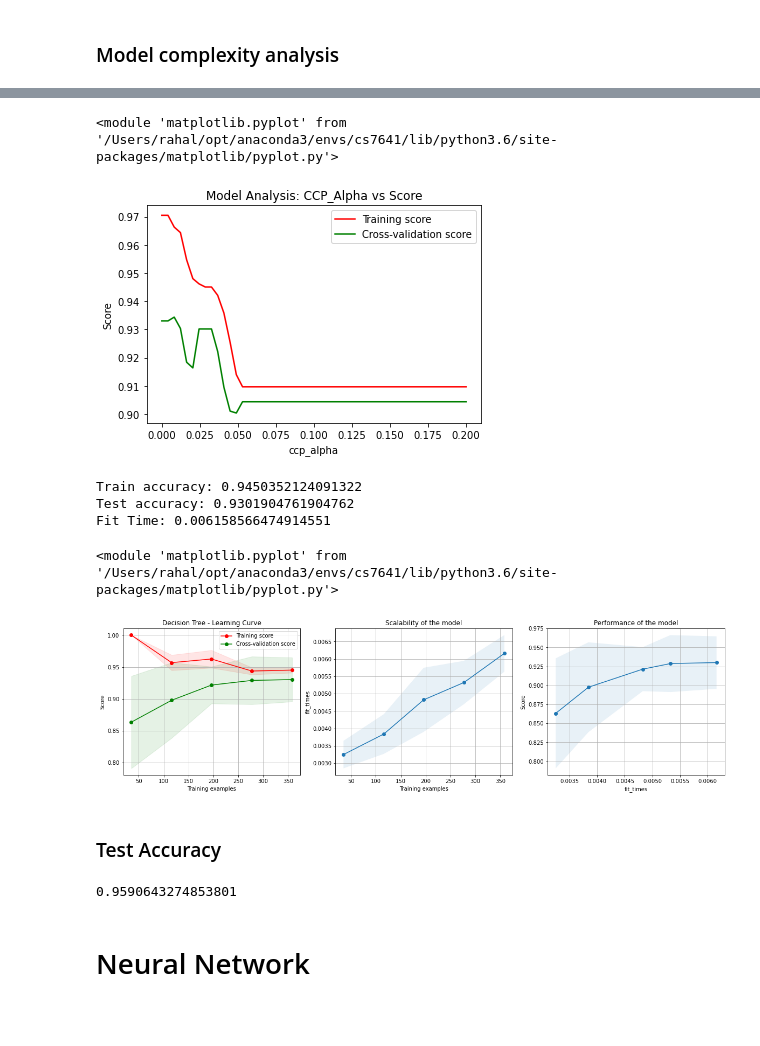
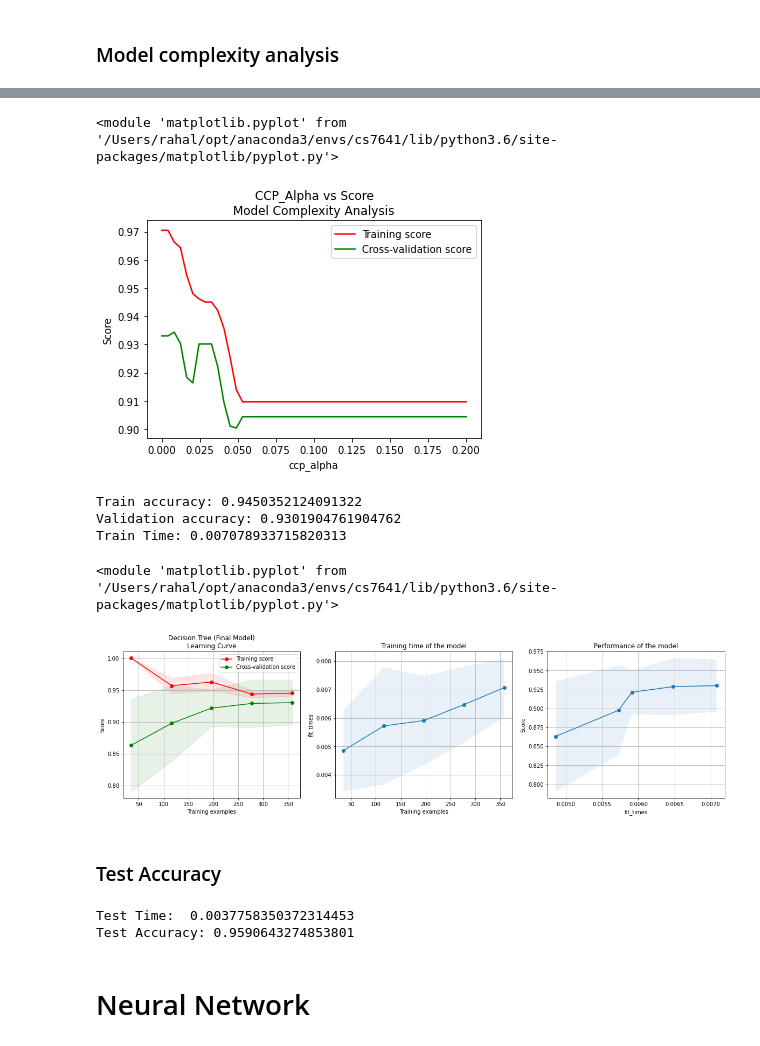
Before and after one commit to rahalrsh/supervised-learning, a Jupyter notebook: breast-cancer.ipynb, the cells around one changed output, grey strips where cells are left out. Saved outputs shown, nothing was run; the diff lists cells and outputs as text; code cells hidden in the pictures; blank space fills up the shorter version.

```diff
--- a/breast-cancer.ipynb
+++ b/breast-cancer.ipynb
@@ -415,47 +415,51 @@ plot_model_curve(
 # %%
 param_range = np.linspace(0.00, 0.2, 50)
 
 dt_clf = DecisionTreeClassifier(random_state=0, max_depth=3)
 
 plot_model_curve(
     estimator=dt_clf,
-    title="Model Analysis: CCP_Alpha vs Score",
+    title="CCP_Alpha vs Score\nModel Complexity Analysis",
     X=x_train,
     y=y_train,
     param_name="ccp_alpha",
     param_range=param_range,
     cv=10
 )
 # %% [output]
 <module 'matplotlib.pyplot' from '/Users/rahal/opt/anaconda3/envs/cs7641/lib/python3.6/site-packages/matplotlib/pyplot.py'>
-[figure, old version]
+[figure, new version]
 # %%
 dt_clf = DecisionTreeClassifier(random_state=0, ccp_alpha=0.035, max_depth=3)
 
 plot_learning_curve(
     estimator=dt_clf,
-    title="Decision Tree - Learning Curve",
+    title="Decision Tree (Final Model)\nLearning Curve",
     X=x_train,
     y=y_train,
     cv=10
 )
 # %% [output]
 Train accuracy: 0.9450352124091322
-Test accuracy: 0.9301904761904762
-Fit Time: 0.006158566474914551
+Validation accuracy: 0.9301904761904762
+Train Time: 0.007078933715820313
 <module 'matplotlib.pyplot' from '/Users/rahal/opt/anaconda3/envs/cs7641/lib/python3.6/site-packages/matplotlib/pyplot.py'>
-[figure, old version]
+[figure, new version]
 # %% [markdown]
 ### Test Accuracy
 # %%
 final_dt_clf = DecisionTreeClassifier(random_state=0, ccp_alpha=0.035, max_depth=3)
 final_dt_clf.fit(x_train, y_train)
 
+st = time.time()
 dt_y_preds = final_dt_clf.predict(x_test)
+et = time.time()
 
-accuracy_score(y_test, dt_y_preds)
+print("Test Time: ", (et-st))
+print("Test Accuracy:", accuracy_score(y_test, dt_y_preds))
 # %% [output]
-0.9590643274853801
+Test Time:  0.0037758350372314453
+Test Accuracy: 0.9590643274853801
 # %% [markdown]
 # Neural Network
 # %%
```
Also changed, not shown: parts of 32 cells of this notebook, 2 other files.
